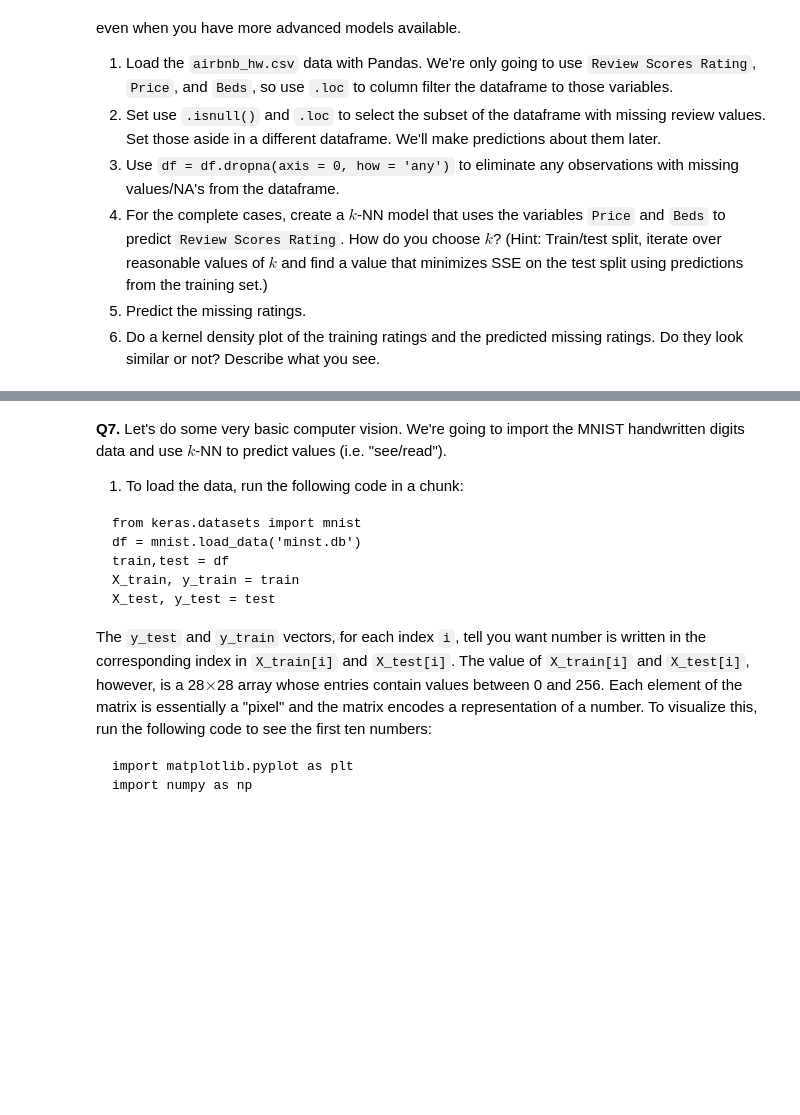
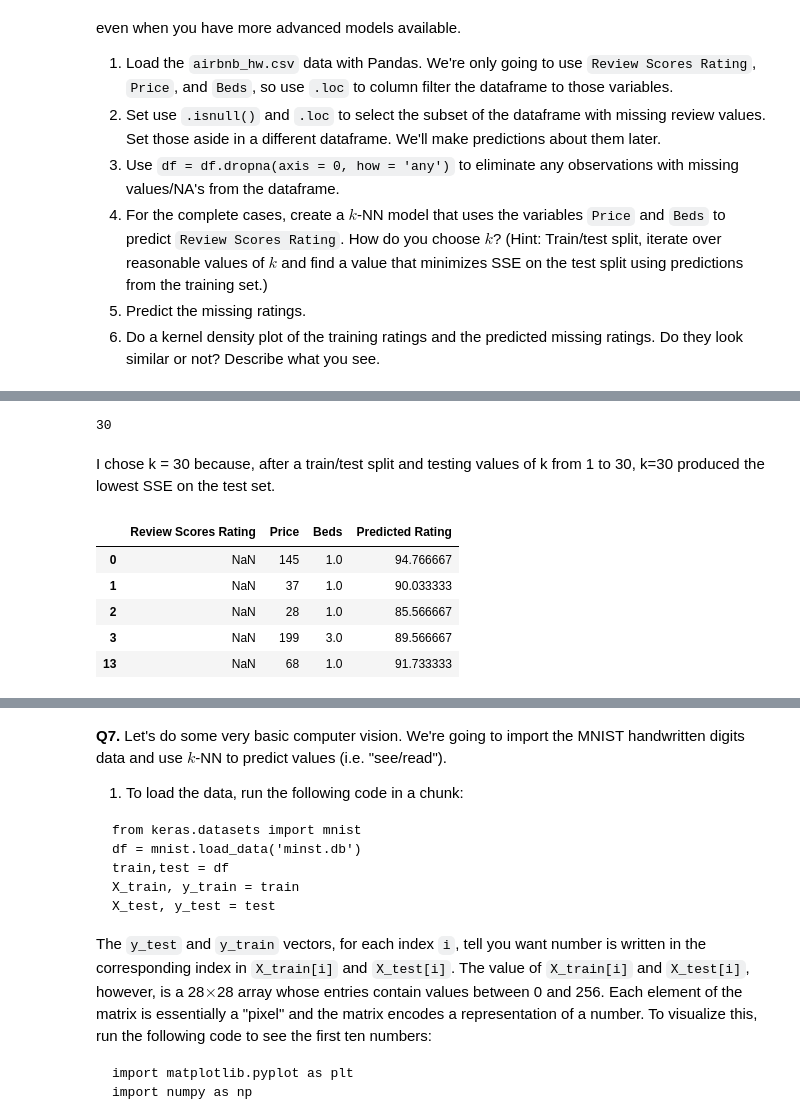
Before and after one commit to dishidhak/DS3021assignment02, a Jupyter notebook: 02_dd_knn.ipynb, the cells around one changed output, grey strips where cells are left out. Cells and saved outputs as stored; diff of their text form; code cells hidden in the pictures; blank space fills up the shorter version.

```diff
--- a/02_dd_knn.ipynb
+++ b/02_dd_knn.ipynb
@@ -417,0 +483,65 @@ There are 30,478 observations, but only 22,155 ratings. We're going to build a k
+# %%
+# STEP 4 (UPDATED): choose k via train/test split and minimize SSE
+from sklearn.model_selection import train_test_split
+from sklearn.neighbors import KNeighborsRegressor
+import numpy as np
+
+X = df_complete[["Price", "Beds"]]
+y = df_complete["Review Scores Rating"]
+
+X_train, X_test, y_train, y_test = train_test_split(
+    X, y, test_size=0.3, random_state=42
+)
+
+k_values = range(1, 31)
+sse_list = []
+
+for k in k_values:
+    model = KNeighborsRegressor(n_neighbors=k)
+    model.fit(X_train, y_train)
+    y_pred = model.predict(X_test)
+    sse = np.sum((y_test - y_pred) ** 2)
+    sse_list.append(sse)
+
+best_k = list(k_values)[np.argmin(sse_list)]
+best_k
+# %% [output]
+30
+# %% [markdown]
+I chose k = 30 because, after a train/test split and testing values of k from 1 to 30, k=30 produced the lowest SSE on the test set.
+# %%
+# STEP 5 (FIXED): Predict missing ratings (handle NaNs in Price/Beds)
+
+from sklearn.neighbors import KNeighborsRegressor
+import numpy as np
+
+# 1) Training data: must have Price, Beds, and Rating all present
+train_df = df_complete.dropna(subset=["Price", "Beds", "Review Scores Rating"]).copy()
+
+X_full = train_df[["Price", "Beds"]]
+y_full = train_df["Review Scores Rating"]
+
+# 2) Missing-rating rows: only predict where Price and Beds are present
+miss_df = df_missing.copy()
+miss_has_features = miss_df.dropna(subset=["Price", "Beds"]).copy()
+
+X_missing = miss_has_features[["Price", "Beds"]]
+
+# 3) Fit + predict
+final_model = KNeighborsRegressor(n_neighbors=best_k)
+final_model.fit(X_full, y_full)
+
+predicted_ratings = final_model.predict(X_missing)
+
+# 4) Put predictions back into df_missing (align by index)
+df_missing["Predicted Rating"] = np.nan
+df_missing.loc[miss_has_features.index, "Predicted Rating"] = predicted_ratings
+
+df_missing.head()
+# %% [output]
+|  | Review Scores Rating | Price | Beds | Predicted Rating |
+| 0 | NaN | 145 | 1.0 | 94.766667 |
+| 1 | NaN | 37 | 1.0 | 90.033333 |
+| 2 | NaN | 28 | 1.0 | 85.566667 |
+| 3 | NaN | 199 | 3.0 | 89.566667 |
+| 13 | NaN | 68 | 1.0 | 91.733333 |
```
Also changed, not shown: parts of 7 cells of this notebook.
